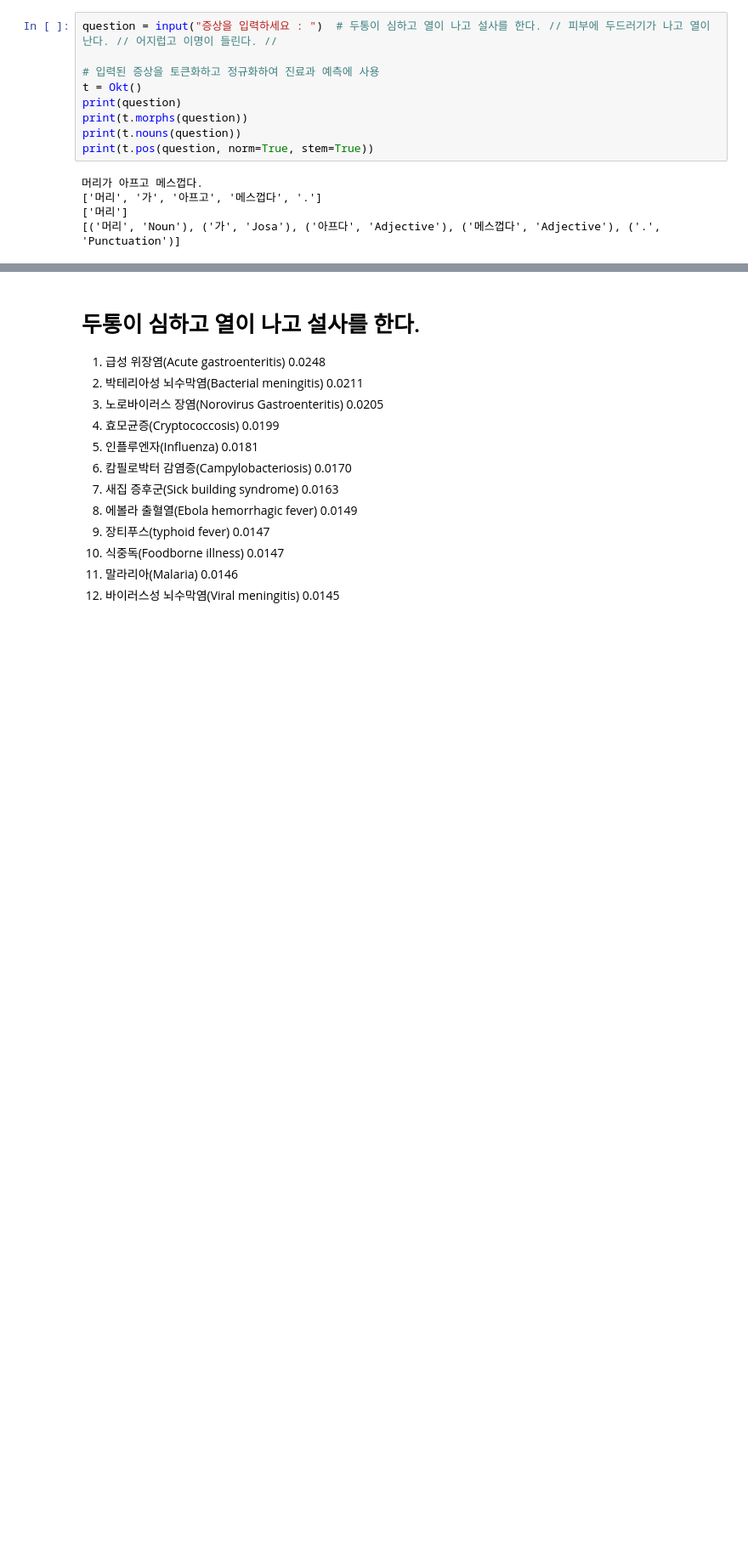
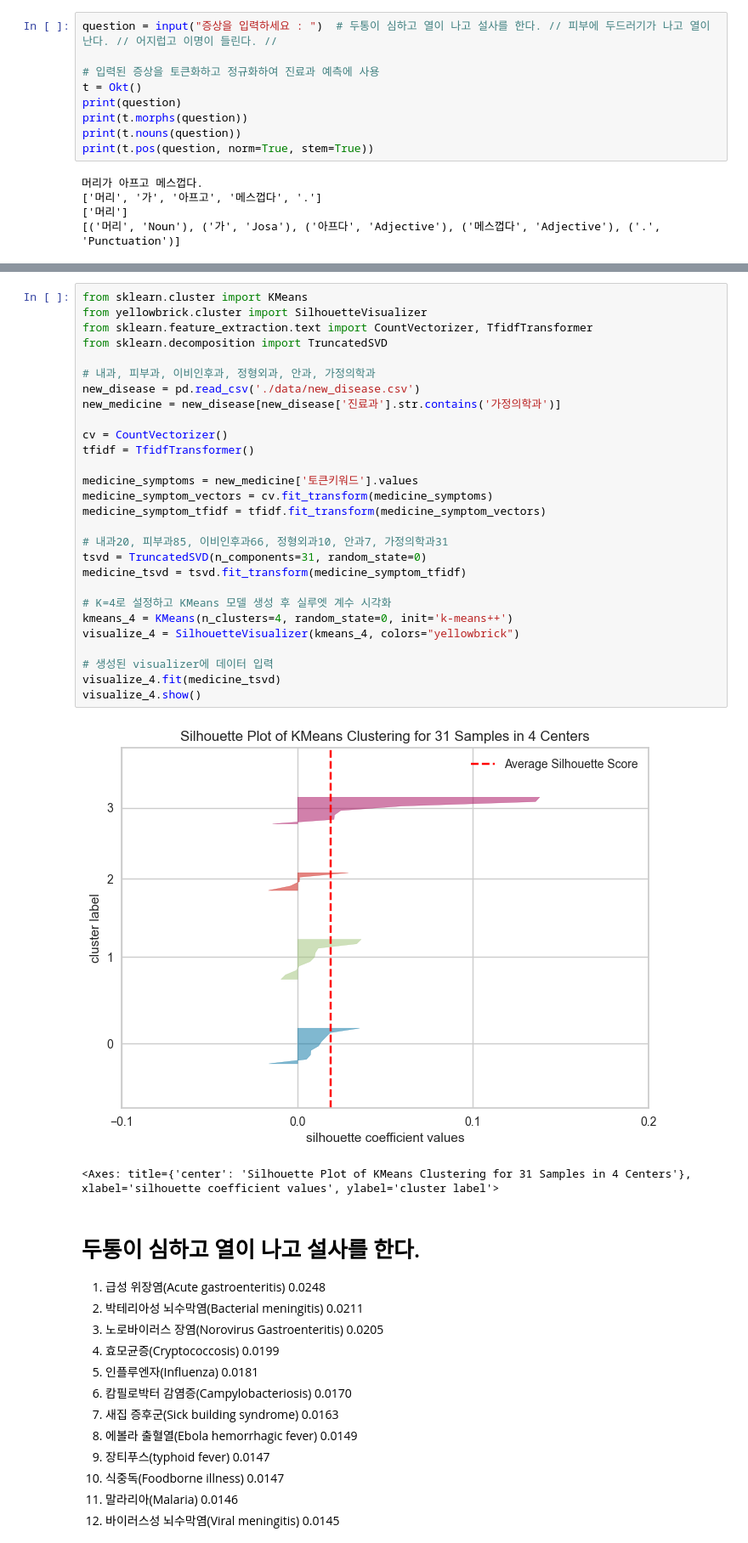
Before and after one commit to JeongUk831/final_project, a Jupyter notebook: sample3.ipynb, the cells around one changed output, grey strips where cells are left out. Shown at 85% size. Cells and saved outputs as stored; diff of their text form; blank space fills up the shorter version.

```diff
--- a/sample3.ipynb
+++ b/sample3.ipynb
@@ -2225,3 +2408,34 @@ elif svm.classes_[top_6_dept][0] == '가정의학과':
+# %%
+from sklearn.cluster import KMeans
+from yellowbrick.cluster import SilhouetteVisualizer
+from sklearn.feature_extraction.text import CountVectorizer, TfidfTransformer
+from sklearn.decomposition import TruncatedSVD
+
+# 내과, 피부과, 이비인후과, 정형외과, 안과, 가정의학과
+new_disease = pd.read_csv('./data/new_disease.csv')
+new_medicine = new_disease[new_disease['진료과'].str.contains('가정의학과')]
+
+cv = CountVectorizer()
+tfidf = TfidfTransformer()
+
+medicine_symptoms = new_medicine['토큰키워드'].values
+medicine_symptom_vectors = cv.fit_transform(medicine_symptoms)
+medicine_symptom_tfidf = tfidf.fit_transform(medicine_symptom_vectors)
+
+# 내과20, 피부과85, 이비인후과66, 정형외과10, 안과7, 가정의학과31
+tsvd = TruncatedSVD(n_components=31, random_state=0)
+medicine_tsvd = tsvd.fit_transform(medicine_symptom_tfidf)
+
+# K=4로 설정하고 KMeans 모델 생성 후 실루엣 계수 시각화
+kmeans_4 = KMeans(n_clusters=4, random_state=0, init='k-means++')
+visualize_4 = SilhouetteVisualizer(kmeans_4, colors="yellowbrick")
+
+# 생성된 visualizer에 데이터 입력
+visualize_4.fit(medicine_tsvd)
+visualize_4.show()
+# %% [output]
+[figure, added]
+<Axes: title={'center': 'Silhouette Plot of KMeans Clustering for 31 Samples in 4 Centers'}, xlabel='silhouette coefficient values', ylabel='cluster label'>
 # %% [markdown]
 # 두통이 심하고 열이 나고 설사를 한다.
 1. 급성 위장염(Acute gastroenteritis) 0.0248
```
Also changed, not shown: parts of 15 cells of this notebook, 9 other files.
